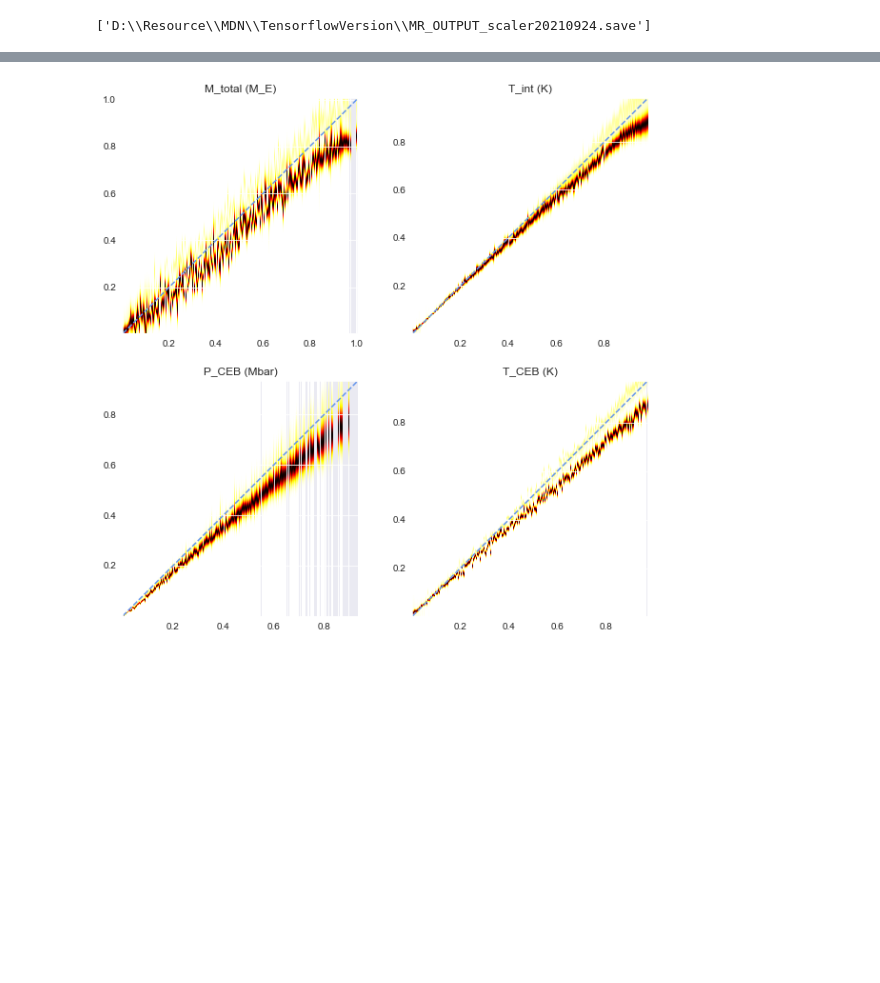
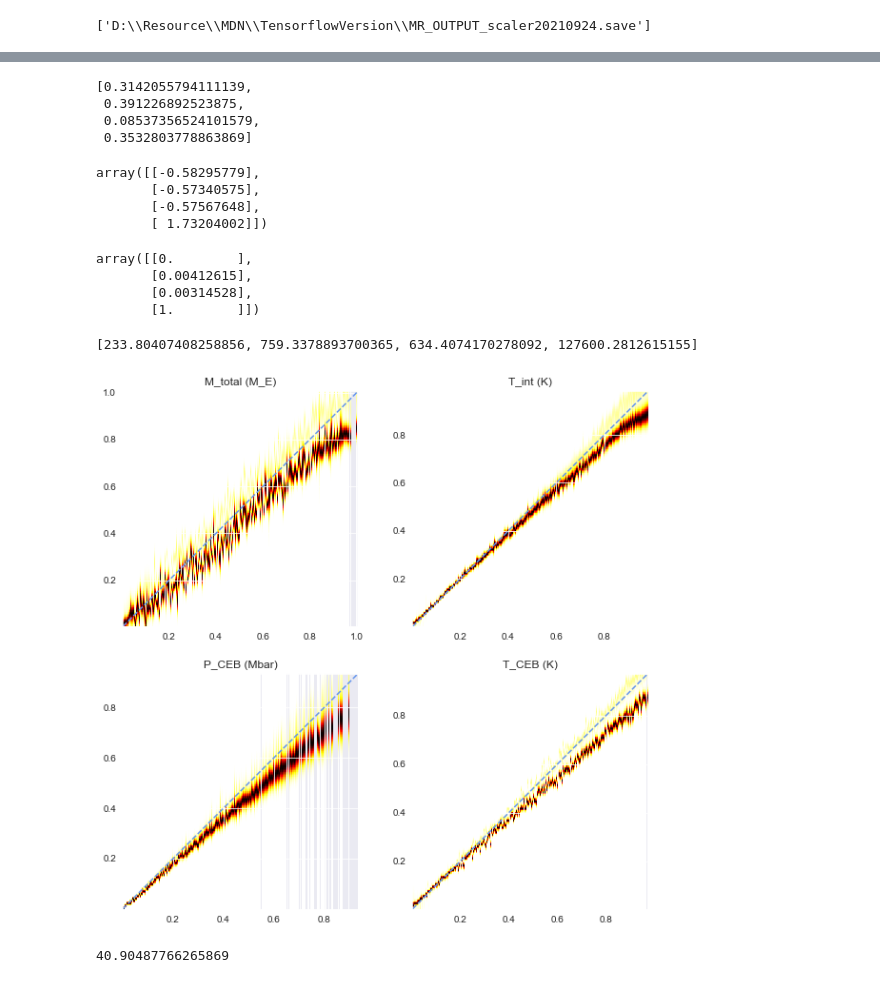
Before and after one commit to ArdenteX/Rockey_Reconstruction, a Jupyter notebook: MDN_training20W.ipynb, the cells around one changed output, grey strips where cells are left out. Saved outputs shown, nothing was run; the diff lists cells and outputs as text; code cells hidden in the pictures; blank space fills up the shorter version.

```diff
--- a/MDN_training20W.ipynb
+++ b/MDN_training20W.ipynb
@@ -608,0 +653,2 @@ pis = np.apply_along_axis((lambda a: mdn.softmax(a[-N_MIXES:])), 1, pred)
+# %%
+GMM_scaled = calculate_GMM(pis, mu, sig)
@@ -609,7 +700,57 @@ pis = np.apply_along_axis((lambda a: mdn.softmax(a[-N_MIXES:])), 1, pred)
+# %%
+col_dis = []
+for o in range(len(output_parameters)):
+    dis = 0
+    for i in range(0, GMM_scaled.shape[-1], len(output_parameters)):
+        test_y_current = y_test_scaled[int(i / len(output_parameters)), o]
+        GMM_cal = GMM_scaled[:, o + i].reshape(-1, 1)
+        offset = np.sqrt((GMM_cal - test_y_current) ** 2)
+        dis += np.mean(offset)
+    col_dis.append(dis / len(y_test_scaled))
+# %%
+col_dis
+# %% [output]
+[0.3142055794111139,
+ 0.391226892523875,
+ 0.08537356524101579,
+ 0.3532803778863869]
+# %%
+test_y_inverse = m_y.inverse_transform(y_test_scaled)
+# %%
+col_dis = []
+for o in range(len(output_parameters)):
+    y_max = max(test_y_inverse[:, o])
+    y_min = min(test_y_inverse[:, o])
+    mean_dis = 0
+    for i in range(0, GMM_scaled.shape[-1], len(output_parameters)):
+        tx, ty = [test_y_inverse[int(i / len(output_parameters)), o], y_min]
+        GMM_cal = GMM_scaled[:, o + i].reshape(-1, 1)
+        dis = np.abs(np.mean(GMM_cal - tx) / np.sqrt(2))
+        mean_dis += dis
+
+    col_dis.append(mean_dis / len(test_y_inverse))
+m_s = StandardScaler()
+m_s.fit_transform(np.array(col_dis).reshape(-1, 1))
+# %% [output]
+array([[-0.58295779],
+       [-0.57340575],
+       [-0.57567648],
+       [ 1.73204002]])
+# %%
+s_y = MinMaxScaler()
+s_y.fit_transform(np.array(col_dis).reshape(-1, 1))
+# %% [output]
+array([[0.        ],
+       [0.00412615],
+       [0.00314528],
+       [1.        ]])
+# %%
+col_dis
+# %% [output]
+[233.80407408258856, 759.3378893700365, 634.4074170278092, 127600.2812615155]
 # %%
-
-
-y_label = np.arange(0,1,0.001).reshape(-1,1)
+start = time.time()
+y_label = np.arange(0,1,0.01).reshape(-1,1)
 cmap = plt.cm.hot_r
 norm = matplotlib.colors.Normalize(vmin=0, vmax=1)
 fig = plt.figure(figsize=(10,10))
@@ -642,32 +783,38 @@ for img_num in range(OUTPUT_DIMS):
     y_max = max(y_test_scaled[:, img_num])
     y_min = min(y_test_scaled[:, img_num])
     for c in range(len(y_test_scaled)):
         for m in range(OUTPUT_DIMS):
             locals()['mus'+str(m)] = []
             locals()['sigs'+str(m)] = []
             for n in range(20):
                 locals()['mus'+str(m)].append(mus[c][n*OUTPUT_DIMS + m])
                 locals()['sigs'+str(m)].append(sigs[c][n*OUTPUT_DIMS + m])
         i = img_num
         mus_ = np.array(locals()['mus'+str(i)])
         sigs_ = np.array(locals()['sigs'+str(i)])
         factors = 1 / math.sqrt(2*math.pi) / sigs_
         exponent = np.exp(-1/2*np.square((y_label-mus_)/sigs_))
-        GMM_PDF = np.sum(pis[0]*factors*exponent, axis=1); # 对多个高斯分布求和
+        GMM_PDF = np.sum(pis[c]*factors*exponent, axis=1); # 对多个高斯分布求和
         MM = MinMaxScaler()
         GMM_PDF_scaled = MM.fit_transform(GMM_PDF.reshape(-1, 1))
         tx, ty = [y_test_scaled[c,i],y_min]
         ax.imshow(
             GMM_PDF_scaled.reshape(-1, 1),
             cmap=cmap,
             norm=norm,
             origin='lower',
             extent=(tx, tx + 0.0001, ty, y_max)
         )
     ax.plot([y_min, y_max], [y_min, y_max], c='cornflowerblue', ls='--')
     plt.axis('square')
     ax.set_xlim(y_min, y_max)
     ax.set_ylim(y_min, y_max)
     ax.set_title(output_parameters[img_num])
+
+end = time.time()
 # %% [output]
-[figure, old version]
+[figure, new version]
+# %%
+end - start
+# %% [output]
+40.90487766265869
```
Also changed, not shown: parts of 12 cells of this notebook, 12 other files.
